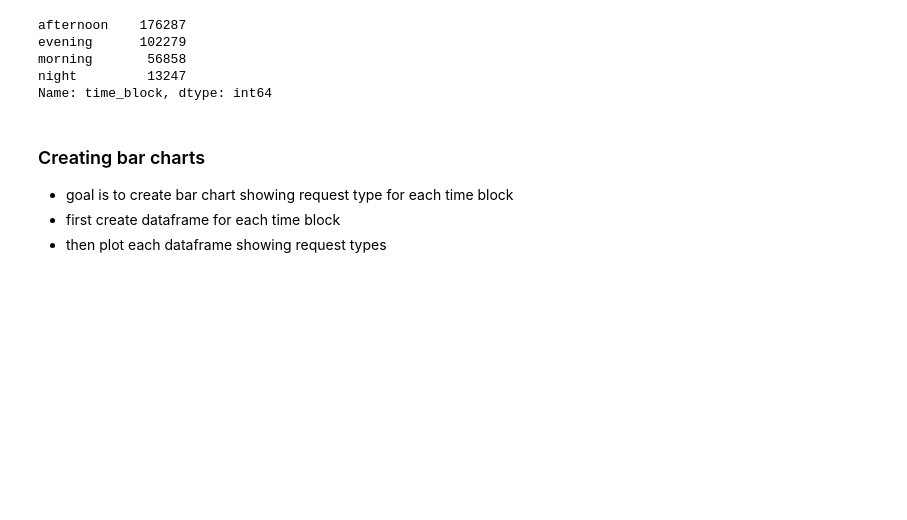
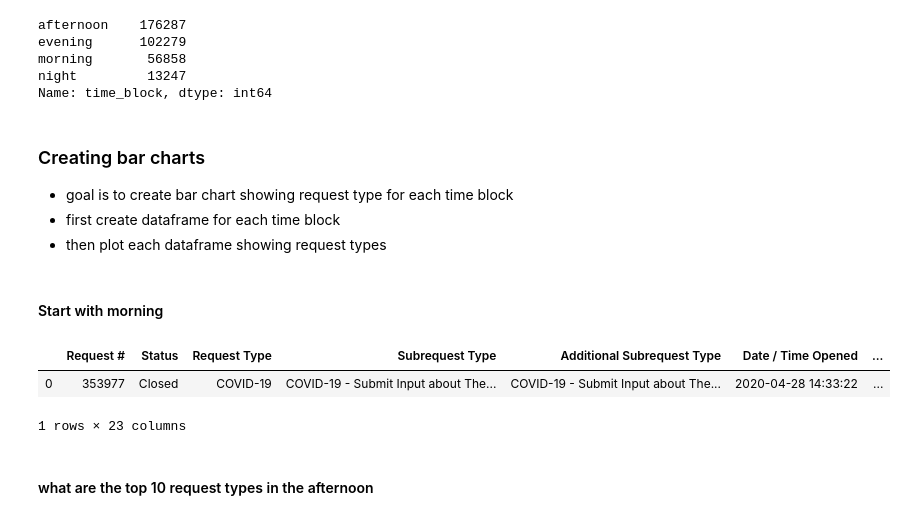
Before and after one commit to bensdata/hubnashville-bobcat, a Jupyter notebook: notebooks/metro.ipynb, the cells around one changed output. Drawn from its saved outputs; the diff is of its cells as text; code cells hidden in the pictures; blank space fills up the shorter version.

```diff
--- a/notebooks/metro.ipynb
+++ b/notebooks/metro.ipynb
@@ -197,3 +198,16 @@ Name: time_block, dtype: int64
 - goal is to create bar chart showing request type for each time block
 - first create dataframe for each time block
 - then plot each dataframe showing request types
+# %% [markdown]
+#### Start with morning
+# %%
+hub_data_afternoon_requests = hub_data[hub_data['time_block'] == 'afternoon']
+#hub_data_afternoon_requests = hub_data_afternoon_requests.drop(hub_data_afternoon_requests, columns='')
+# %%
+hub_data_afternoon_requests.head(1)
+# %% [output]
+|  | Request # | Status | Request Type | Subrequest Type | Additional Subrequest Type | Date / Time Opened | ... |
+| 0 | 353977 | Closed | COVID-19 | COVID-19 - Submit Input about The... | COVID-19 - Submit Input about The... | 2020-04-28 14:33:22 | ... |
+1 rows × 23 columns
+# %% [markdown]
+#### what are the top 10 request types in the afternoon
```
Also changed, not shown: parts of 7 cells of this notebook, 1 other file.
